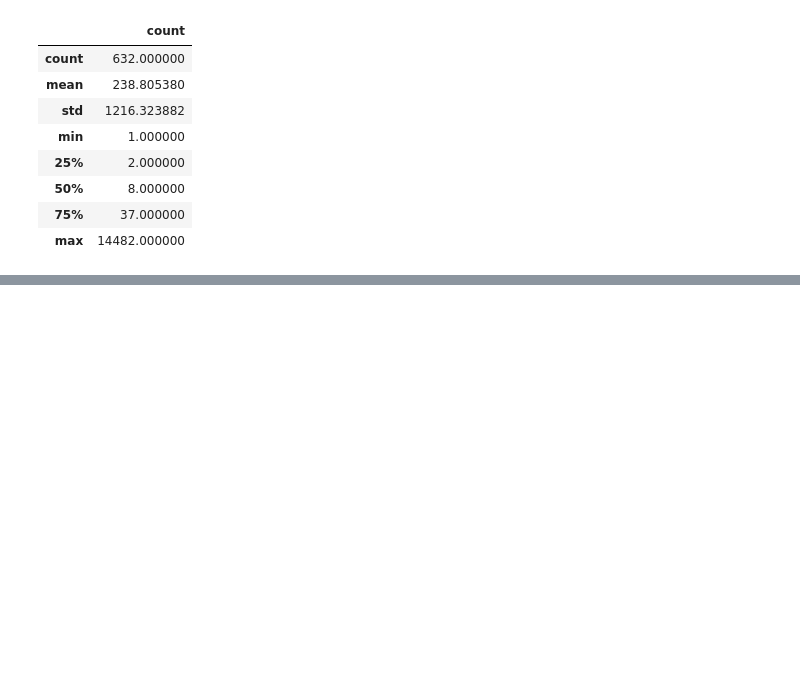
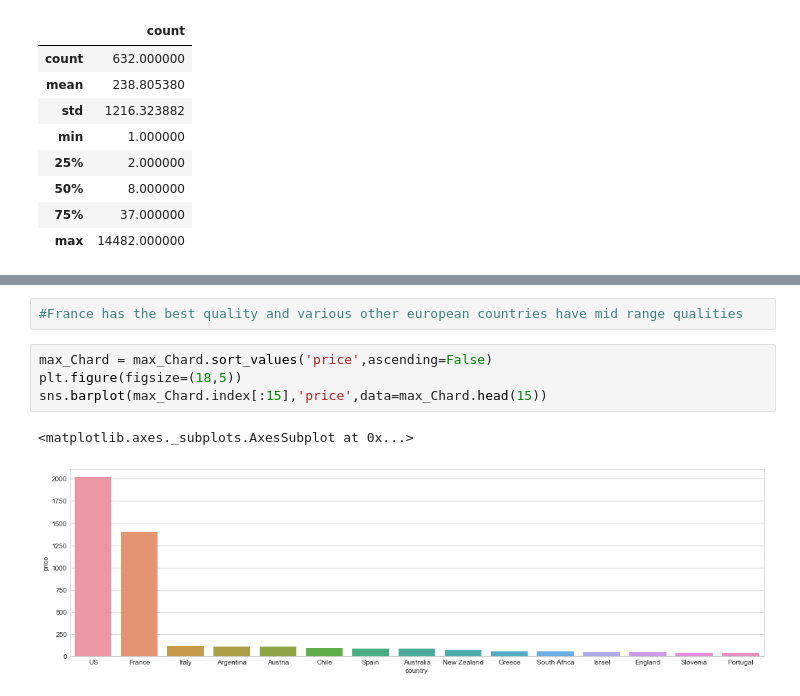
Before and after one commit to MritunjayMohitesh/wine_reviews_EDA, a Jupyter notebook: Winery-EDA.ipynb, the cells around one changed output, grey strips where cells are left out. Drawn from its saved outputs; the diff is of its cells as text; blank space fills up the shorter version.

```diff
--- a/Winery-EDA.ipynb
+++ b/Winery-EDA.ipynb
@@ -468,0 +502,9 @@ var_df.describe()
+# %%
+#France has the best quality and various other european countries have mid range qualities
+# %%
+max_Chard = max_Chard.sort_values('price',ascending=False)
+plt.figure(figsize=(18,5))
+sns.barplot(max_Chard.index[:15],'price',data=max_Chard.head(15))
+# %% [output]
+<matplotlib.axes._subplots.AxesSubplot at 0x...>
+[figure, added]
```
Also changed, not shown: parts of 28 cells of this notebook.
